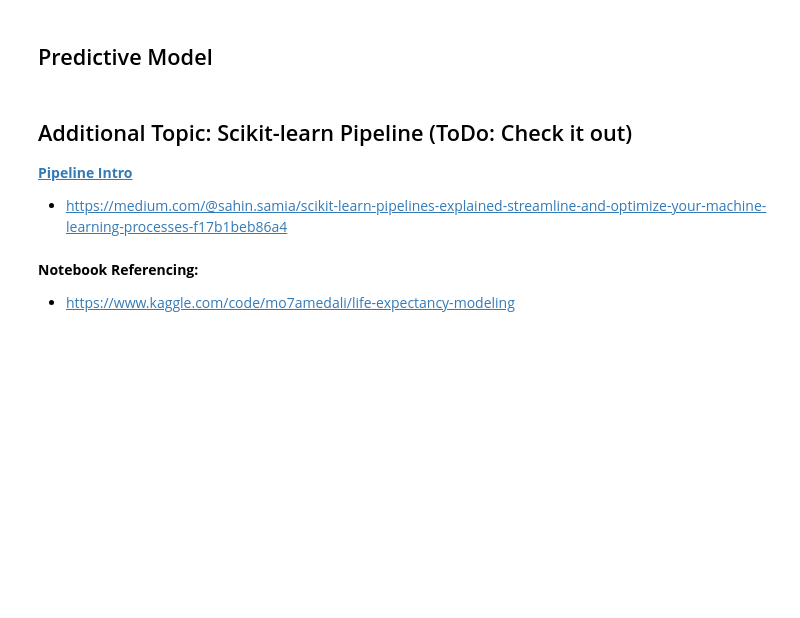
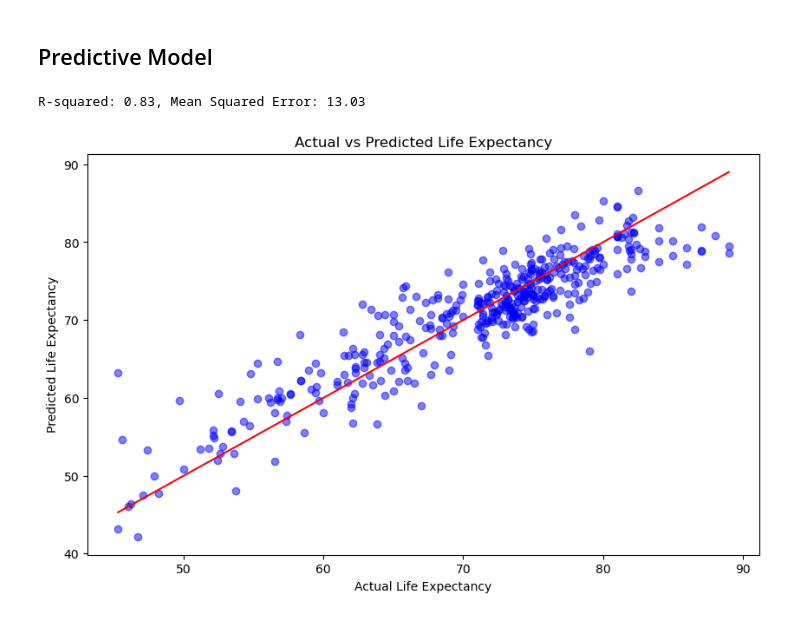
Before and after one commit to GrantCa24/DA_Group6-Final_Project, a Jupyter notebook: Project-Life_Expectancy.ipynb, the cells around one changed output. Drawn from its saved outputs; the diff is of its cells as text; code cells hidden in the pictures; blank space fills up the shorter version.

```diff
--- a/Project-Life_Expectancy.ipynb
+++ b/Project-Life_Expectancy.ipynb
@@ -560,10 +560,52 @@ dtype: float64
 ## Data Visualization
 # %% [markdown]
 ## Predictive Model
-# %% [markdown]
-## Additional Topic: Scikit-learn Pipeline (ToDo: Check it out)
-__[Pipeline Intro](https://www.freecodecamp.org/news/machine-learning-pipeline/)__
-- https://medium.com/@sahin.samia/scikit-learn-pipelines-explained-streamline-and-optimize-your-machine-learning-processes-f17b1beb86a4
-# %% [markdown]
-**Notebook Referencing:**
-- https://www.kaggle.com/code/mo7amedali/life-expectancy-modeling
+# %%
+import pandas as pd
+from sklearn.model_selection import train_test_split
+from sklearn.linear_model import LinearRegression
+from sklearn.metrics import mean_squared_error
+import numpy as np
+
+
+
+# List of numerical features and target
+numerical_features = [
+    'Adult Mortality', 'infant deaths', 'Alcohol', 'percentage expenditure',
+    'Hepatitis B', 'Measles', 'BMI', 'under-five deaths', 'Polio',
+    'Total expenditure', 'Diphtheria', 'HIV/AIDS', 'GDP',
+    'thinness  1-19 years', 'thinness 5-9 years', 'Income composition of resources',
+    'Schooling'
+]
+target = 'Life expectancy'
+
+# Prepare the features and target, handling missing values
+X = data[numerical_features]
+y = data[target]
+
+# Split the data into training and testing sets
+X_train, X_test, y_train, y_test = train_test_split(X, y, test_size=0.2, random_state=42)
+
+# Fit the linear regression model
+model = LinearRegression()
+model.fit(X_train, y_train)
+
+# Predict and evaluate the model
+y_pred = model.predict(X_test)
+r_squared = model.score(X_test, y_test)
+mse = mean_squared_error(y_test, y_pred)
+
+print(f'R-squared: {r_squared:.2f}, Mean Squared Error: {mse:.2f}')
+# %% [output]
+R-squared: 0.83, Mean Squared Error: 13.03
+# %%
+# Scatter plot for Actual vs Predicted values
+plt.figure(figsize=(10, 6))
+plt.scatter(y_test, y_pred, alpha=0.5, color='blue')
+plt.plot([min(y_test), max(y_test)], [min(y_test), max(y_test)], color='red')  # Diagonal line
+plt.xlabel('Actual Life Expectancy')
+plt.ylabel('Predicted Life Expectancy')
+plt.title('Actual vs Predicted Life Expectancy')
+plt.show()
+# %% [output]
+[figure, added]
```
Also changed, not shown: parts of 6 cells of this notebook.
